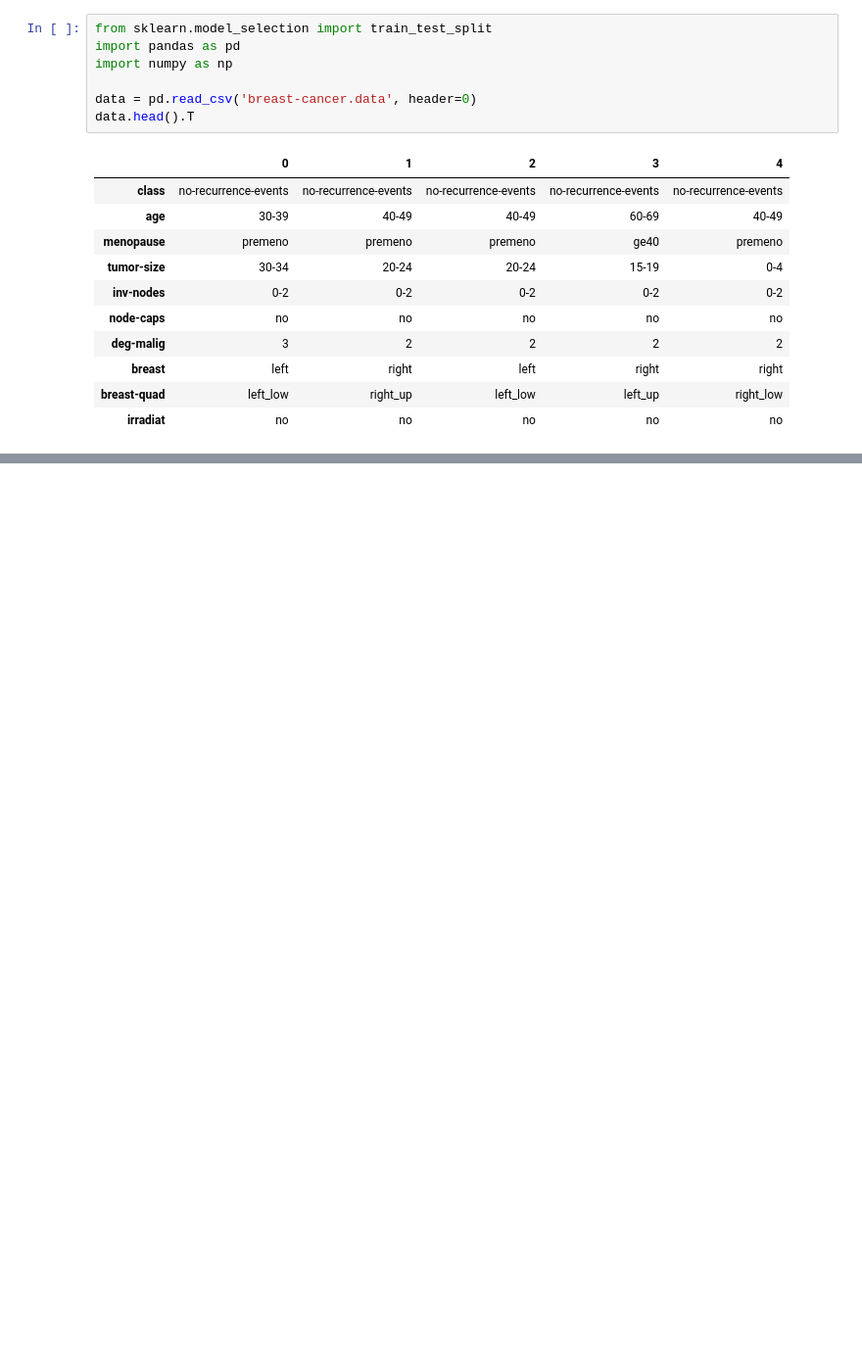
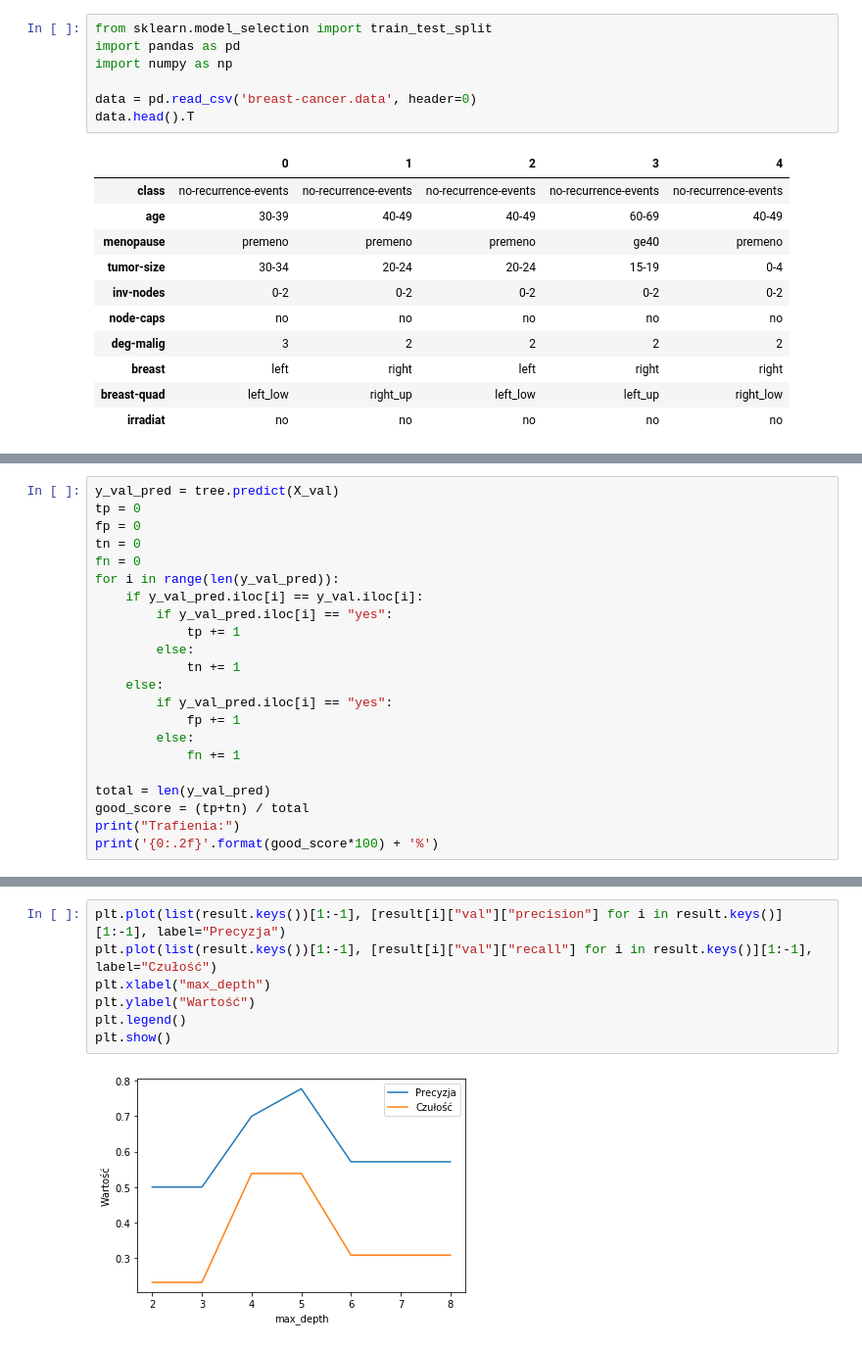
Before and after one commit to tototmek/WSI, a Jupyter notebook: Zadanie4.ipynb, the cells around one changed output, grey strips where cells are left out. Shown at 98% size. Saved outputs shown, nothing was run; the diff lists cells and outputs as text; blank space fills up the shorter version.

```diff
--- a/Zadanie4.ipynb
+++ b/Zadanie4.ipynb
@@ -37,0 +85,22 @@ Rozmiar zbioru testowego:        72
+# %%
+y_val_pred = tree.predict(X_val)
+tp = 0
+fp = 0
+tn = 0
+fn = 0
+for i in range(len(y_val_pred)):
+    if y_val_pred.iloc[i] == y_val.iloc[i]:
+        if y_val_pred.iloc[i] == "yes":
+            tp += 1
+        else:
+            tn += 1
+    else:
+        if y_val_pred.iloc[i] == "yes":
+            fp += 1
+        else:
+            fn += 1
+
+total = len(y_val_pred)
+good_score = (tp+tn) / total
+print("Trafienia:")
+print('{0:.2f}'.format(good_score*100) + '%')
@@ -37,0 +217,9 @@ Rozmiar zbioru testowego:        72
+# %%
+plt.plot(list(result.keys())[1:-1], [result[i]["val"]["precision"] for i in result.keys()][1:-1], label="Precyzja")
+plt.plot(list(result.keys())[1:-1], [result[i]["val"]["recall"] for i in result.keys()][1:-1], label="Czułość")
+plt.xlabel("max_depth")
+plt.ylabel("Wartość")
+plt.legend()
+plt.show()
+# %% [output]
+[figure, added]
```
Also changed, not shown: parts of 46 cells of this notebook, 1 other file.
